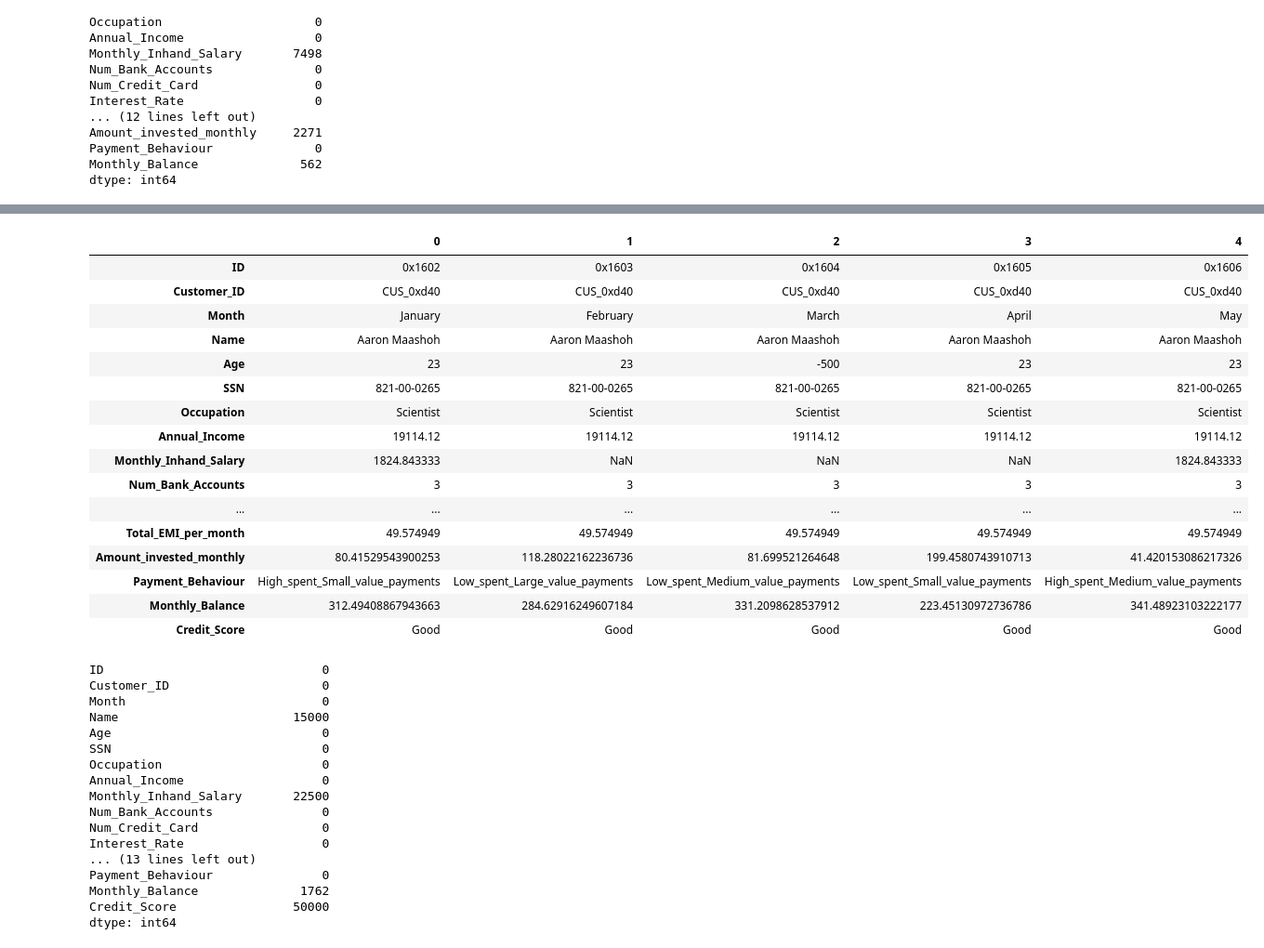
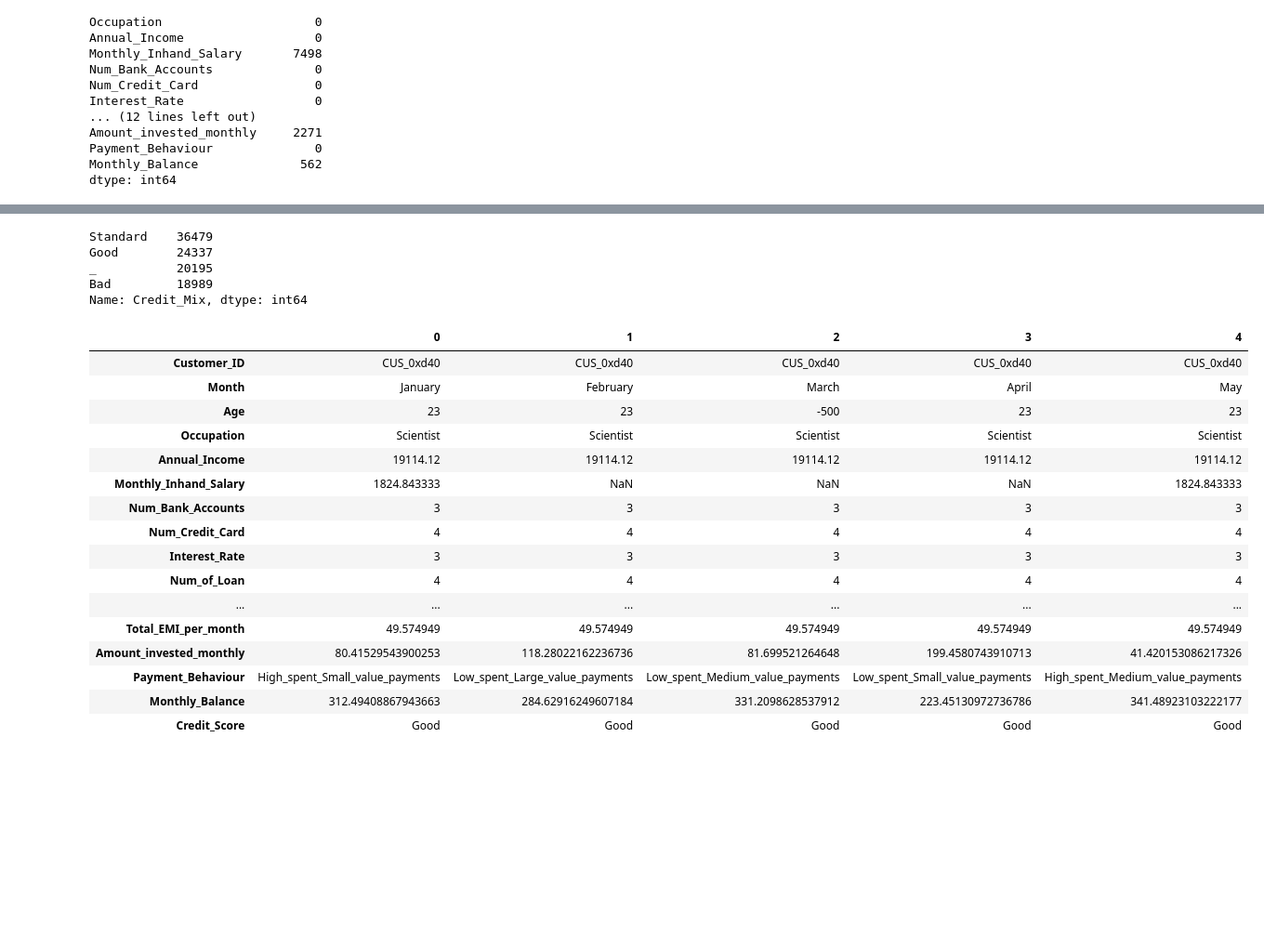
Before and after one commit to zizo155/Credit-Score-Classification, a Jupyter notebook: Credit Score Classification.ipynb, the cells around one changed output, grey strips where cells are left out. Shown at 93% size. Cells and saved outputs as stored; diff of their text form; code cells hidden in the pictures; blank space fills up the shorter version.

```diff
--- a/Credit Score Classification.ipynb
+++ b/Credit Score Classification.ipynb
@@ -166,40 +201,35 @@ df.shape
+# %%
+df_train['Credit_Mix'].value_counts()
+# %% [output]
+Standard    36479
+Good        24337
+_           20195
+Bad         18989
+Name: Credit_Mix, dtype: int64
+# %%
+# Drop irelevent columns
+
+columns_to_drop = ["Name", "SSN", "ID"]
+
+df_train.drop(columns=columns_to_drop, inplace=True)
+df_test.drop(columns=columns_to_drop, inplace=True)
 # %%
-df.head().T
+df_train.head().T
 # %% [output]
 |  | 0 | 1 | 2 | 3 | 4 |
-| ID | 0x1602 | 0x1603 | 0x1604 | 0x1605 | 0x1606 |
 | Customer_ID | CUS_0xd40 | CUS_0xd40 | CUS_0xd40 | CUS_0xd40 | CUS_0xd40 |
 | Month | January | February | March | April | May |
-| Name | Aaron Maashoh | Aaron Maashoh | Aaron Maashoh | Aaron Maashoh | Aaron Maashoh |
 | Age | 23 | 23 | -500 | 23 | 23 |
-| SSN | 821-00-0265 | 821-00-0265 | 821-00-0265 | 821-00-0265 | 821-00-0265 |
 | Occupation | Scientist | Scientist | Scientist | Scientist | Scientist |
 | Annual_Income | 19114.12 | 19114.12 | 19114.12 | 19114.12 | 19114.12 |
 | Monthly_Inhand_Salary | 1824.843333 | NaN | NaN | NaN | 1824.843333 |
 | Num_Bank_Accounts | 3 | 3 | 3 | 3 | 3 |
+| Num_Credit_Card | 4 | 4 | 4 | 4 | 4 |
+| Interest_Rate | 3 | 3 | 3 | 3 | 3 |
+| Num_of_Loan | 4 | 4 | 4 | 4 | 4 |
 | ... | ... | ... | ... | ... | ... |
 | Total_EMI_per_month | 49.574949 | 49.574949 | 49.574949 | 49.574949 | 49.574949 |
 | Amount_invested_monthly | 80.41529543900253 | 118.28022162236736 | 81.699521264648 | 199.4580743910713 | 41.420153086217326 |
 | Payment_Behaviour | High_spent_Small_value_payments | Low_spent_Large_value_payments | Low_spent_Medium_value_payments | Low_spent_Small_value_payments | High_spent_Medium_value_payments |
 | Monthly_Balance | 312.49408867943663 | 284.62916249607184 | 331.2098628537912 | 223.45130972736786 | 341.48923103222177 |
 | Credit_Score | Good | Good | Good | Good | Good |
-# %%
-df.isna().sum()
-# %% [output]
-ID                              0
-Customer_ID                     0
-Month                           0
-Name                        15000
-Age                             0
-SSN                             0
-Occupation                      0
-Annual_Income                   0
-Monthly_Inhand_Salary       22500
-Num_Bank_Accounts               0
-Num_Credit_Card                 0
-Interest_Rate                   0
-... (13 lines left out)
-Payment_Behaviour               0
-Monthly_Balance              1762
-Credit_Score                50000
-dtype: int64
```
Also changed, not shown: parts of 11 cells of this notebook.
